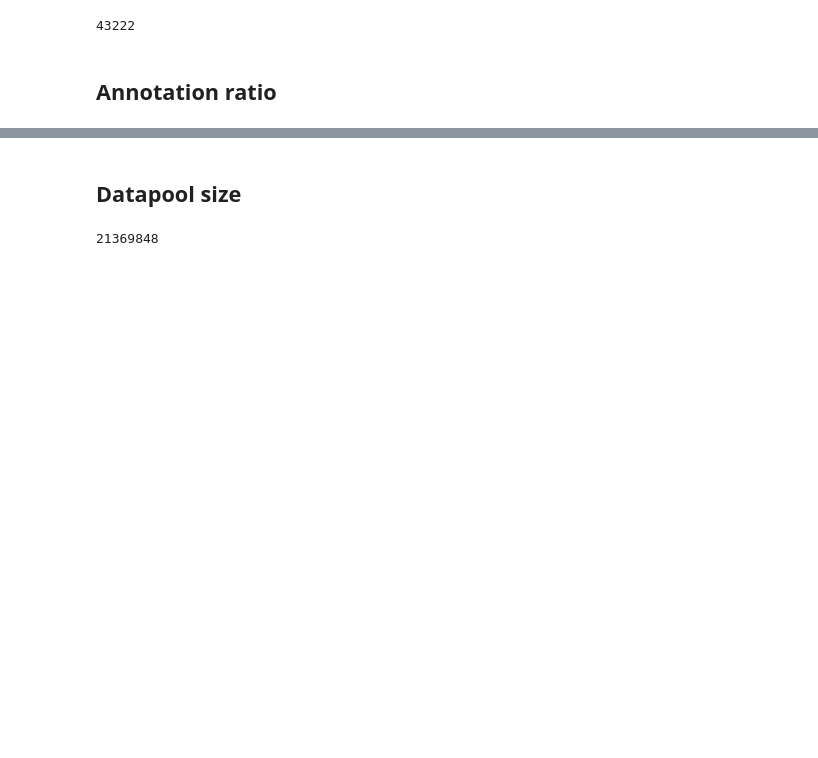
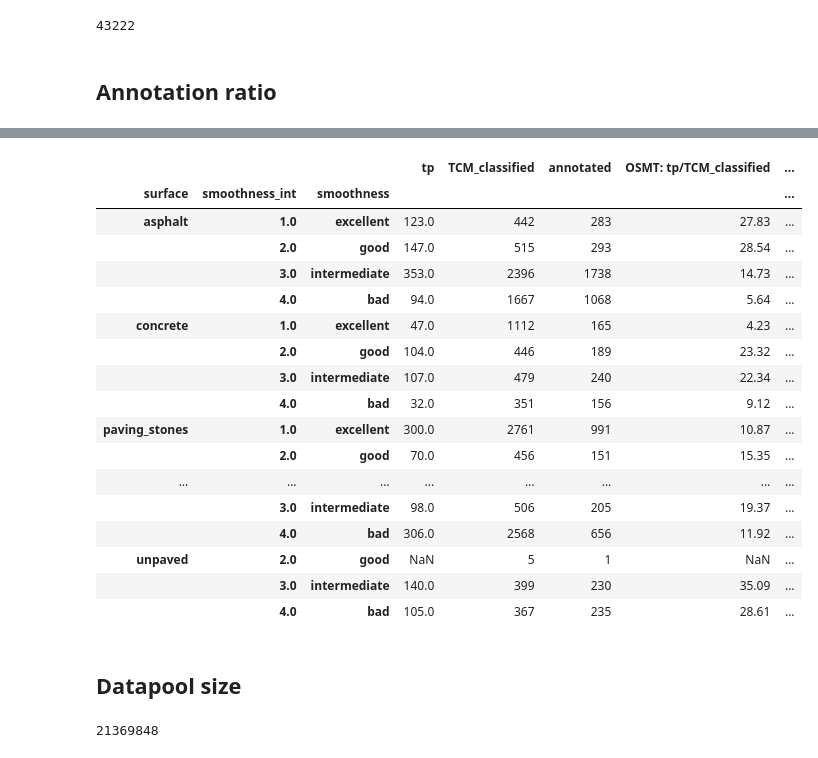
Before and after one commit to SurfaceAI/dataset_creation, a Jupyter notebook: src/scripts/analysis/stats_for_paper.ipynb, the cells around one changed output, grey strips where cells are left out. Saved outputs shown, nothing was run; the diff lists cells and outputs as text; code cells hidden in the pictures; blank space fills up the shorter version.

```diff
--- a/src/scripts/analysis/stats_for_paper.ipynb
+++ b/src/scripts/analysis/stats_for_paper.ipynb
@@ -467,3 +571,56 @@ cts_selection
+# %%
+# remove all instances where we do not have a new OSM tag
+df2 = df2[df2.surface_osm.notna()]
+df2 = df2[df2.smoothness_osm.notna()]
+# %%
+# on how many tags do annotations and prediction agree (true positives)?
+if group_by_annot == ["surface"]:
+    tp = pd.DataFrame(df2[(df2.surface == df2.surface_osm) &
+                          (df2.model_prediction == df2.surface_osm)].groupby(group_by_annot).size())
+else:
+    tp = pd.DataFrame(df2[(df2.surface == df2.surface_osm) &
+                          (df2.model_prediction == df2.surface_osm) &
+                          (df2.smoothness == df2.smoothness_osm)].groupby(group_by_annot).size())
+
+tp.columns = ["tp"]
+# %%
+# how many images did we classify by the model? # group by OSM Tag counts
+TCM_classified = pd.DataFrame(df2.groupby(group_by_osm).size())
+TCM_classified.columns = ["TCM_classified"]
+# %%
+# on how many tags do OSMT and TCM agree (how many are annotated) that also have (any) annotation?
+annotated = pd.DataFrame(df2[(df2.model_prediction == df2.surface_osm) &
+                         df2.surface.notna()].groupby(group_by_osm).size())
+annotated.columns = ["annotated"]
+# %%
+cts = (tp
+  .join(TCM_classified, on=group_by_annot, how="outer")
+  .join(annotated, on=group_by_annot, how="outer")
+)
+
+
+cts["OSMT: tp/TCM_classified"] = round(cts.tp / cts.TCM_classified * 100, 2)
+cts["OSMT+CTM: tp/annotated"] = round(cts.tp / cts.annotated * 100, 2)
+cts.sort_index()
+# %% [output]
+|  |  |  | tp | TCM_classified | annotated | OSMT: tp/TCM_classified | ... |
+| surface | smoothness_int | smoothness |  |  |  |  | ... |
+| asphalt | 1.0 | excellent | 123.0 | 442 | 283 | 27.83 | ... |
+|  | 2.0 | good | 147.0 | 515 | 293 | 28.54 | ... |
+|  | 3.0 | intermediate | 353.0 | 2396 | 1738 | 14.73 | ... |
+|  | 4.0 | bad | 94.0 | 1667 | 1068 | 5.64 | ... |
+| concrete | 1.0 | excellent | 47.0 | 1112 | 165 | 4.23 | ... |
+|  | 2.0 | good | 104.0 | 446 | 189 | 23.32 | ... |
+|  | 3.0 | intermediate | 107.0 | 479 | 240 | 22.34 | ... |
+|  | 4.0 | bad | 32.0 | 351 | 156 | 9.12 | ... |
+| paving_stones | 1.0 | excellent | 300.0 | 2761 | 991 | 10.87 | ... |
+|  | 2.0 | good | 70.0 | 456 | 151 | 15.35 | ... |
+| ... | ... | ... | ... | ... | ... | ... | ... |
+|  | 3.0 | intermediate | 98.0 | 506 | 205 | 19.37 | ... |
+|  | 4.0 | bad | 306.0 | 2568 | 656 | 11.92 | ... |
+| unpaved | 2.0 | good | NaN | 5 | 1 | NaN | ... |
+|  | 3.0 | intermediate | 140.0 | 399 | 230 | 35.09 | ... |
+|  | 4.0 | bad | 105.0 | 367 | 235 | 28.61 | ... |
 # %% [markdown]
 ## Datapool size
 # %%
```
Also changed, not shown: parts of 32 cells of this notebook, 4 other files.
